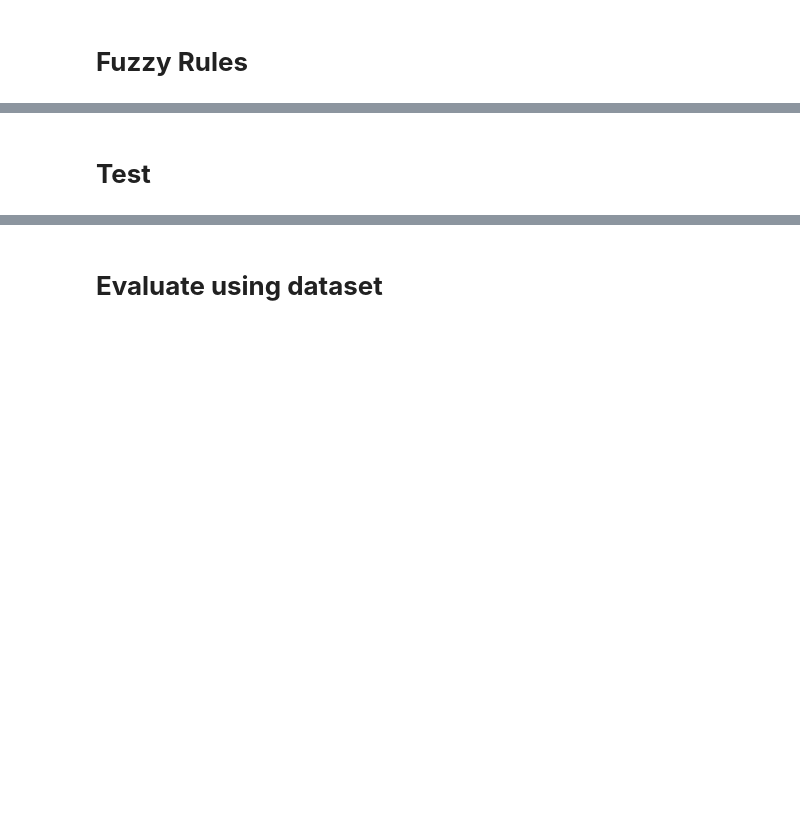
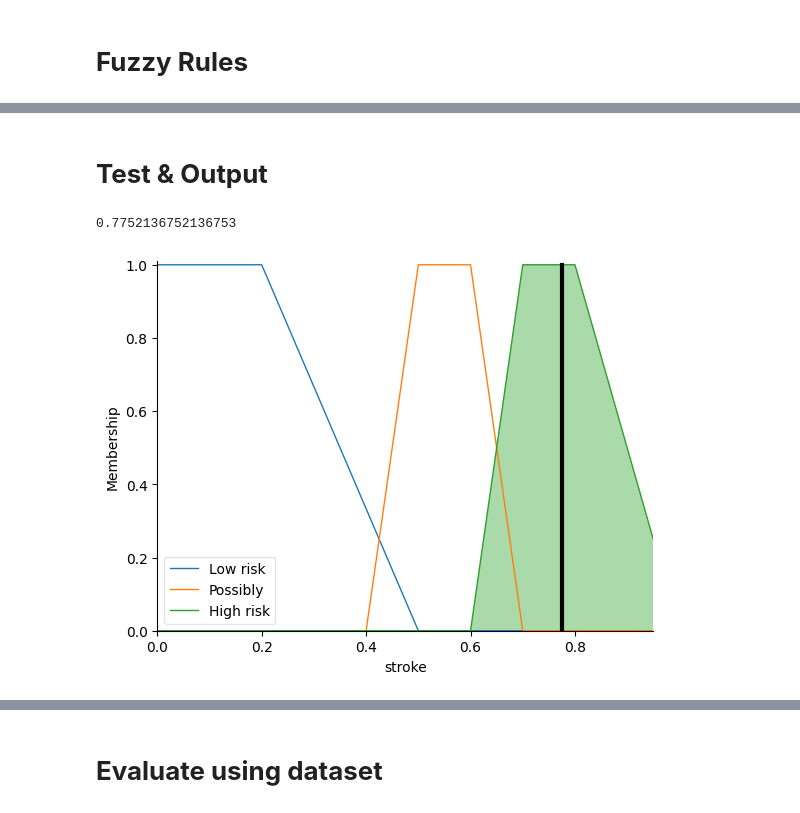
Before and after one commit to amir1611/stroke-prediction, a Jupyter notebook: final_stroke.ipynb, the cells around one changed output, grey strips where cells are left out. Cells and saved outputs as stored; diff of their text form; code cells hidden in the pictures; blank space fills up the shorter version.

```diff
--- a/final_stroke.ipynb
+++ b/final_stroke.ipynb
@@ -310,2 +267,15 @@ rule10
 # %% [markdown]
-# **Test**
+# **Test & Output**
+# %%
+stroke_predict.input['gender'] = 1
+stroke_predict.input['age'] = 67
+stroke_predict.input['avg_glucose_level'] = 228.69
+stroke_predict.input['bmi'] = 36.6
+
+stroke_predict.compute()
+
+print(stroke_predict.output['stroke'])
+stroke.view(sim=stroke_predict)
+# %% [output]
+0.7752136752136753
+[figure, added]
```
Also changed, not shown: parts of 14 cells of this notebook.
